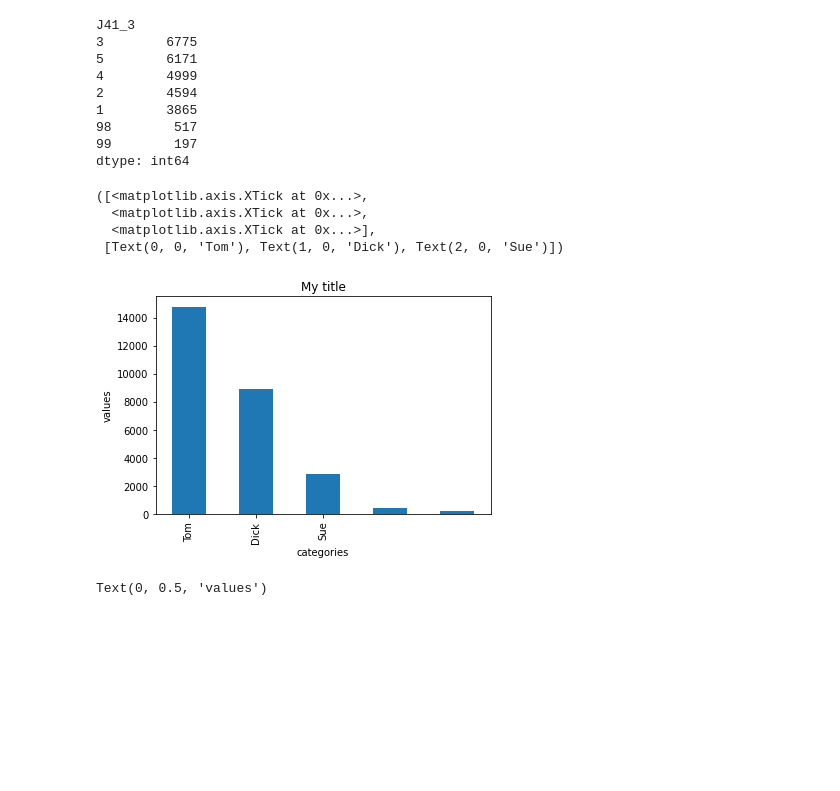
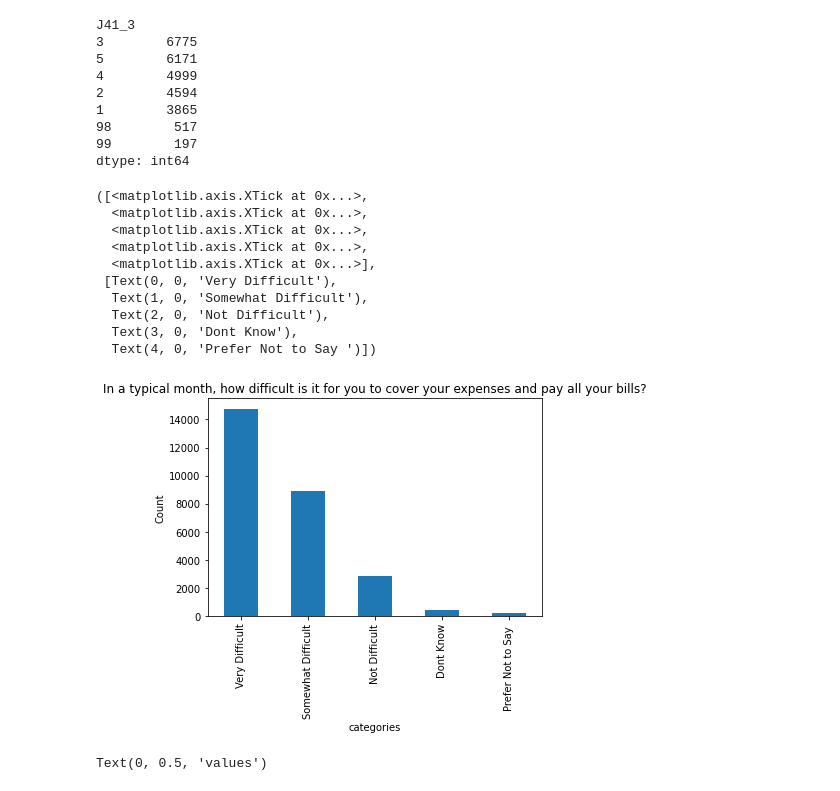
Before and after one commit to williamreid2020/4301, a Jupyter notebook: NCFS.ipynb, the cells around one changed output. Saved outputs shown, nothing was run; the diff lists cells and outputs as text; code cells hidden in the pictures; blank space fills up the shorter version.

```diff
--- a/NCFS.ipynb
+++ b/NCFS.ipynb
@@ -270,23 +270,29 @@ J41_3
 98        517
 99        197
 dtype: int64
-# %%
-Dep1.value_counts().plot(kind='bar')
-
-plt.title('My title')
-plt.xlabel('categories')
-plt.ylabel('values')
-
-
-
-
-plt.xticks(np.arange(3), ['Tom', 'Dick', 'Sue'])
-# %% [output]
-([<matplotlib.axis.XTick at 0x...>,
-  <matplotlib.axis.XTick at 0x...>,
-  <matplotlib.axis.XTick at 0x...>],
- [Text(0, 0, 'Tom'), Text(1, 0, 'Dick'), Text(2, 0, 'Sue')])
-[figure, removed]
+# %%
+Dep1.value_counts().plot(kind='bar')
+
+plt.title('In a typical month, how difficult is it for you to cover your expenses and pay all your bills?')
+plt.xlabel('categories')
+plt.ylabel('Count')
+
+
+
+
+plt.xticks(np.arange(5), ['Very Difficult', 'Somewhat Difficult', 'Not Difficult', 'Dont Know', 'Prefer Not to Say ' ])
+# %% [output]
+([<matplotlib.axis.XTick at 0x...>,
+  <matplotlib.axis.XTick at 0x...>,
+  <matplotlib.axis.XTick at 0x...>,
+  <matplotlib.axis.XTick at 0x...>,
+  <matplotlib.axis.XTick at 0x...>],
+ [Text(0, 0, 'Very Difficult'),
+  Text(1, 0, 'Somewhat Difficult'),
+  Text(2, 0, 'Not Difficult'),
+  Text(3, 0, 'Dont Know'),
+  Text(4, 0, 'Prefer Not to Say ')])
+[figure, added]
 # %%
 Dep2.value_counts().plot(kind='bar')
 
```
